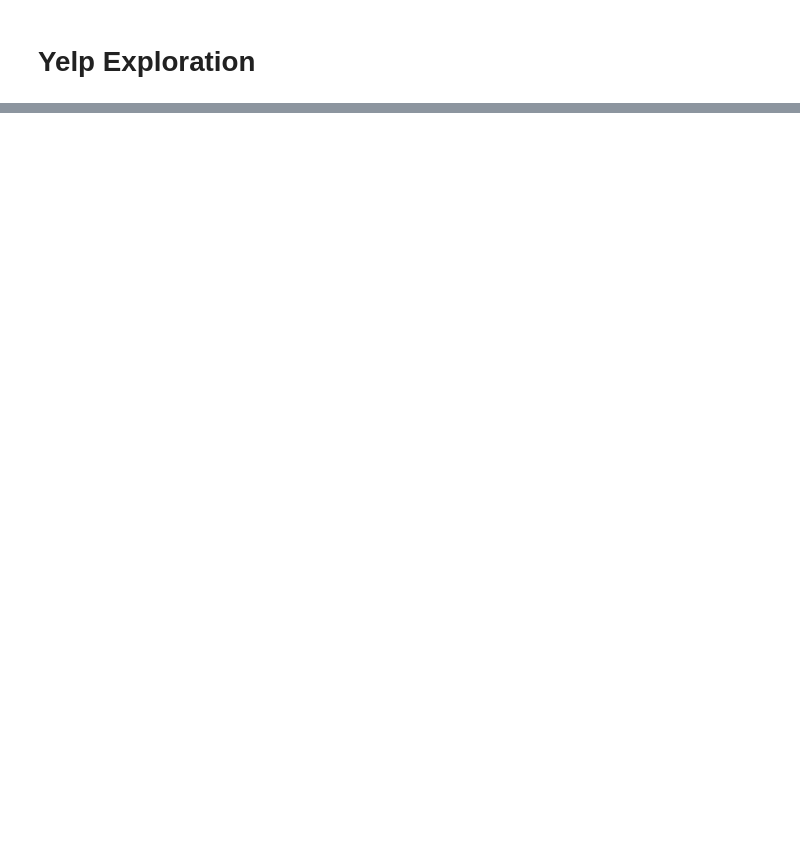
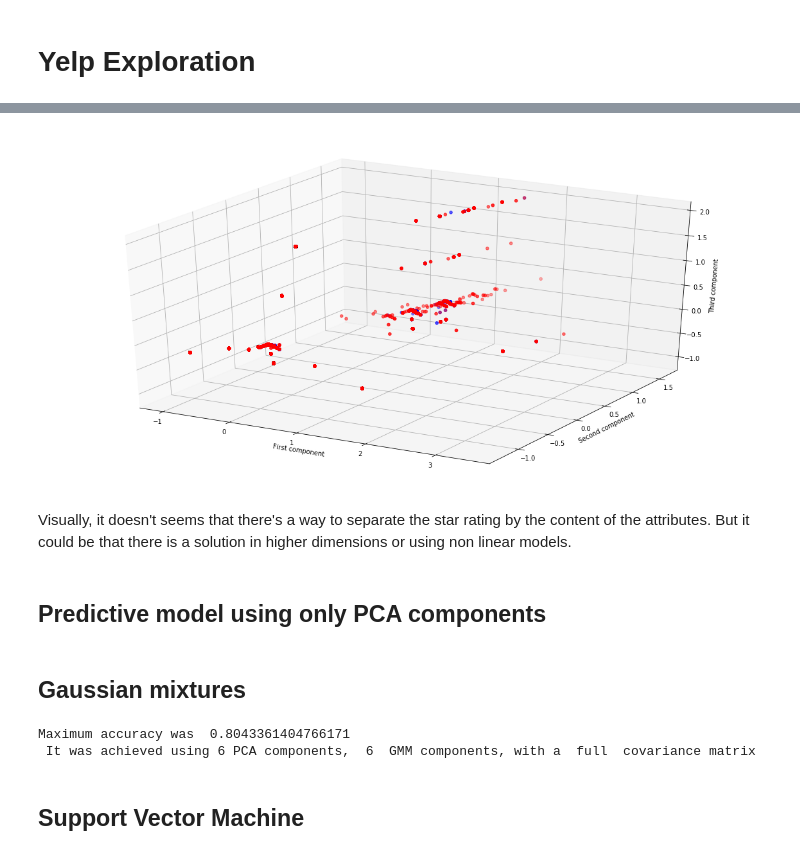
Before and after one commit to hougrammer/yelp_exploration, a Jupyter notebook: yelp_exploration.ipynb, the cells around one changed output, grey strips where cells are left out. Cells and saved outputs as stored; diff of their text form; code cells hidden in the pictures; blank space fills up the shorter version.

```diff
--- a/yelp_exploration.ipynb
+++ b/yelp_exploration.ipynb
@@ -104,0 +122,56 @@ avg / total       0.51      0.52      0.52      1000
+# %%
+fig = plt.figure(figsize=(20,10))
+ax = fig.add_subplot(111, projection='3d')
+
+for c, m, star in [('b', 'o', star_1), ('r', 'o', star_5)]:
+    xs = star[:,0]
+    ys = star[:,1]
+    zs = star[:,2]
+    ax.scatter(xs, ys, zs, c=c, marker=m, s=20, zdir = 'x')
+
+ax.set_xlabel('First component')
+ax.set_ylabel('Second component')
+ax.set_zlabel('Third component')
+
+plt.show()
+# %% [output]
+[figure, added]
+# %% [markdown]
+Visually, it doesn't seems that there's a way to separate the star rating by the content of the attributes. But it could be that there is a solution in higher dimensions or using non linear models.
+# %% [markdown]
+## Predictive model using only PCA components
+# %% [markdown]
+## Gaussian mixtures
+# %%
+cov_mat = ['spherical', 'diag', 'tied', 'full']
+n_GMM = [6,4,3,2]
+acc = []
+y_atts_dev = y_atts_dev.reset_index(drop = True)
+x_atts_dev = x_atts_dev.reset_index(drop = True)
+bin_y_atts_dev = y_atts_dev[(y_atts_dev==1) | (y_atts_dev==5)]
+bin_x_atts_dev = x_atts_dev[(y_atts_dev==1) | (y_atts_dev==5)]
+
+for k in range(0,len(cov_mat)):
+    for i in range(0,len(n_GMM)):
+        pca = PCA(n_components = 6)
+        td = pca.fit_transform(x_atts_train)
+        star_1 = td[y_atts_train == 1]
+        star_5 = td[y_atts_train == 5]
+        tst = pca.fit_transform(bin_x_atts_dev)
+        clf = mixture.GaussianMixture(n_components = n_GMM[i], covariance_type = cov_mat[k], random_state = 0)
+        clf_td_5 = clf.fit(star_5)
+        tst_mat_5 = np.exp(clf_td_5.score_samples(tst))
+        clf_td_1 = clf.fit(star_1)
+        tst_mat_1 = np.exp(clf_td_1.score_samples(tst))
+        y_pred = [5 if tst_mat_5[j] > tst_mat_1[j] else 1 for j in range(0,len(tst_mat_5))]
+        num = [1 if y_pred[j] == bin_y_atts_dev.iloc[j] else 0 for j in range(0,len(y_pred))]
+        acc.append(sum(num)/len(y_pred))
+mx = acc.index(max(acc))
+a = mx//4
+b = mx-a*4
+print('Maximum accuracy was ', acc[mx], "\n", "It was achieved using 6 PCA components, ", n_GMM[b], " GMM components, with a ", cov_mat[a], " covariance matrix")
+# %% [output]
+Maximum accuracy was  0.8043361404766171
+ It was achieved using 6 PCA components,  6  GMM components, with a  full  covariance matrix
+# %% [markdown]
+## Support Vector Machine
```
Also changed, not shown: parts of 148 cells of this notebook.
